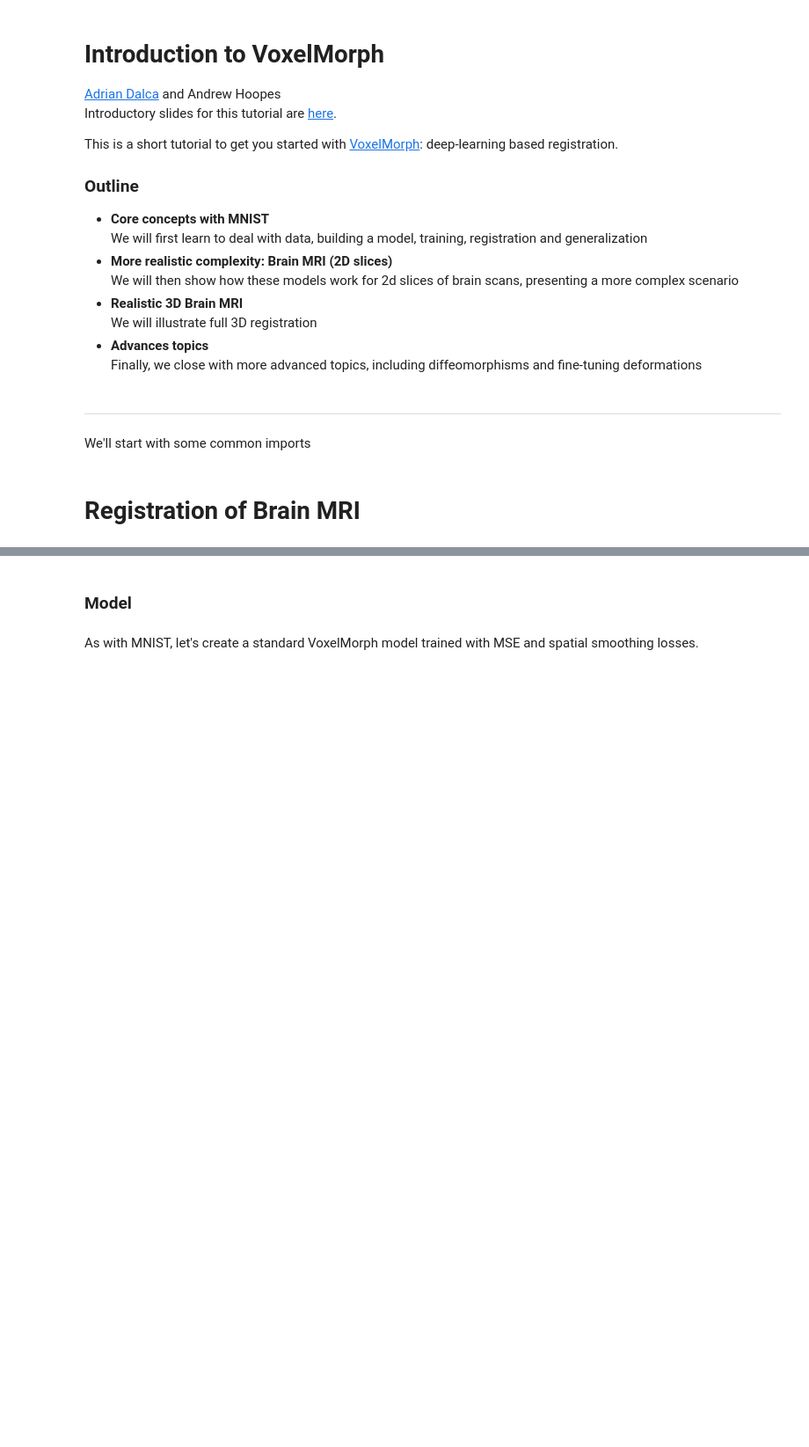
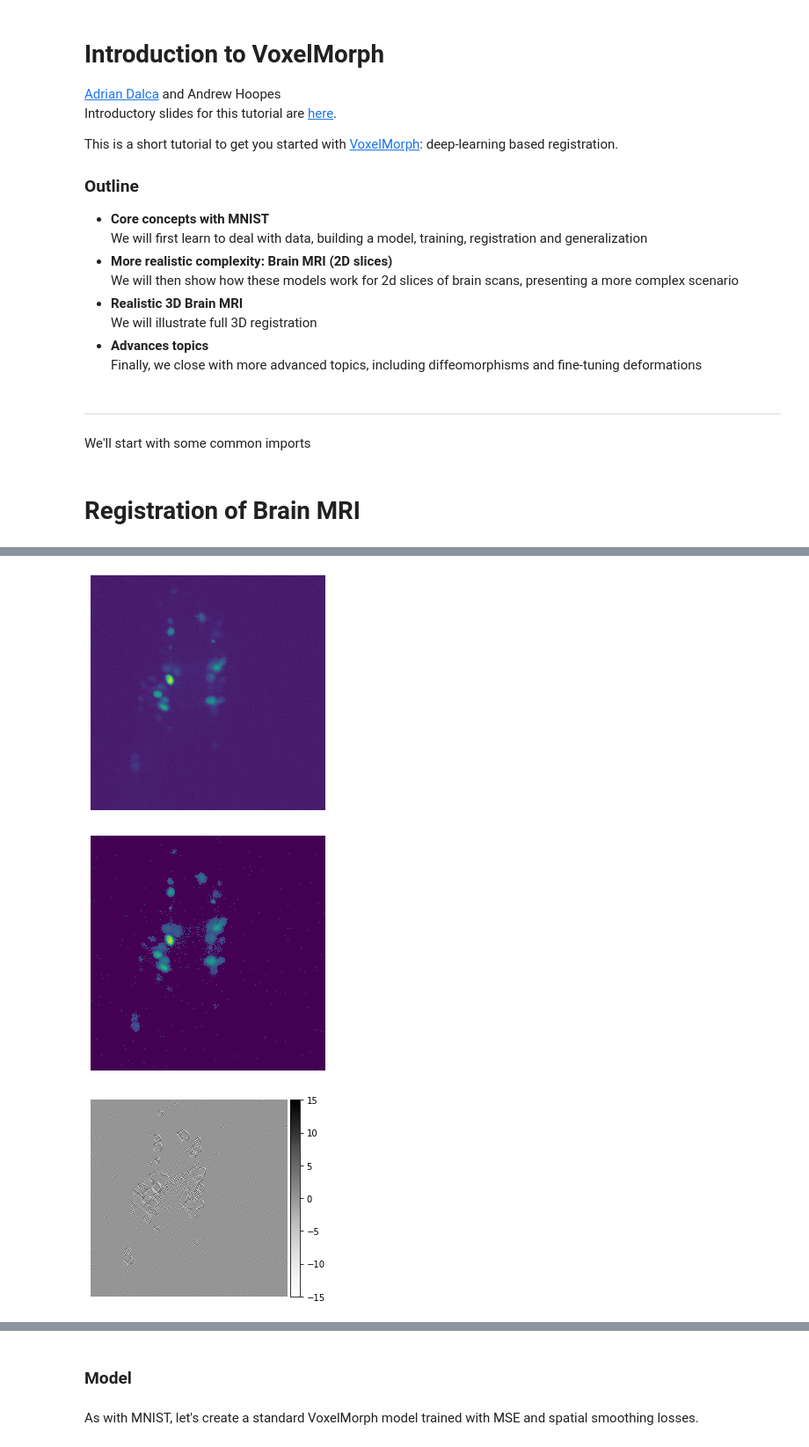
Before and after one commit to madtoinou/voxelmorph, a Jupyter notebook: voxelmorph_project.ipynb, the cells around one changed output, grey strips where cells are left out. Shown: that part at 88% size. Cells and saved outputs as stored; diff of their text form; code cells hidden in the pictures; blank space fills up the shorter version.

Commit message:
testing edge detection

```diff
--- a/voxelmorph_project.ipynb
+++ b/voxelmorph_project.ipynb
@@ -44,0 +80,25 @@ treated_slice = 21
+# %%
+#edge detection
+mask = np.array([[1, 0, -1],
+                 [2, 0, -2],
+                 [1, 0, -1]])
+
+img_grey = img_0 + img_1 + img_d
+img_grey = img_grey / 255
+
+ne.plot.slices(img_grey, do_colorbars=True, width=4);
+
+img_grey_ths = img_grey
+img_grey_ths[np.where(img_grey_ths < 1)] = 0
+
+ne.plot.slices(img_grey_ths, do_colorbars=True, width=4);
+
+img_grey_x = ndi.convolve(img_grey_ths, mask, output=np.int16)
+
+img_grey_y = ndi.convolve(img_grey_x, mask.T, output=np.int16)
+
+ne.plot.slices(img_grey_y, cmaps=["Greys"], do_colorbars=True, width=4);
+# %% [output]
+[figure, added]
+[figure, added]
+[figure, added]
```
Also changed, not shown: parts of 23 cells of this notebook.
